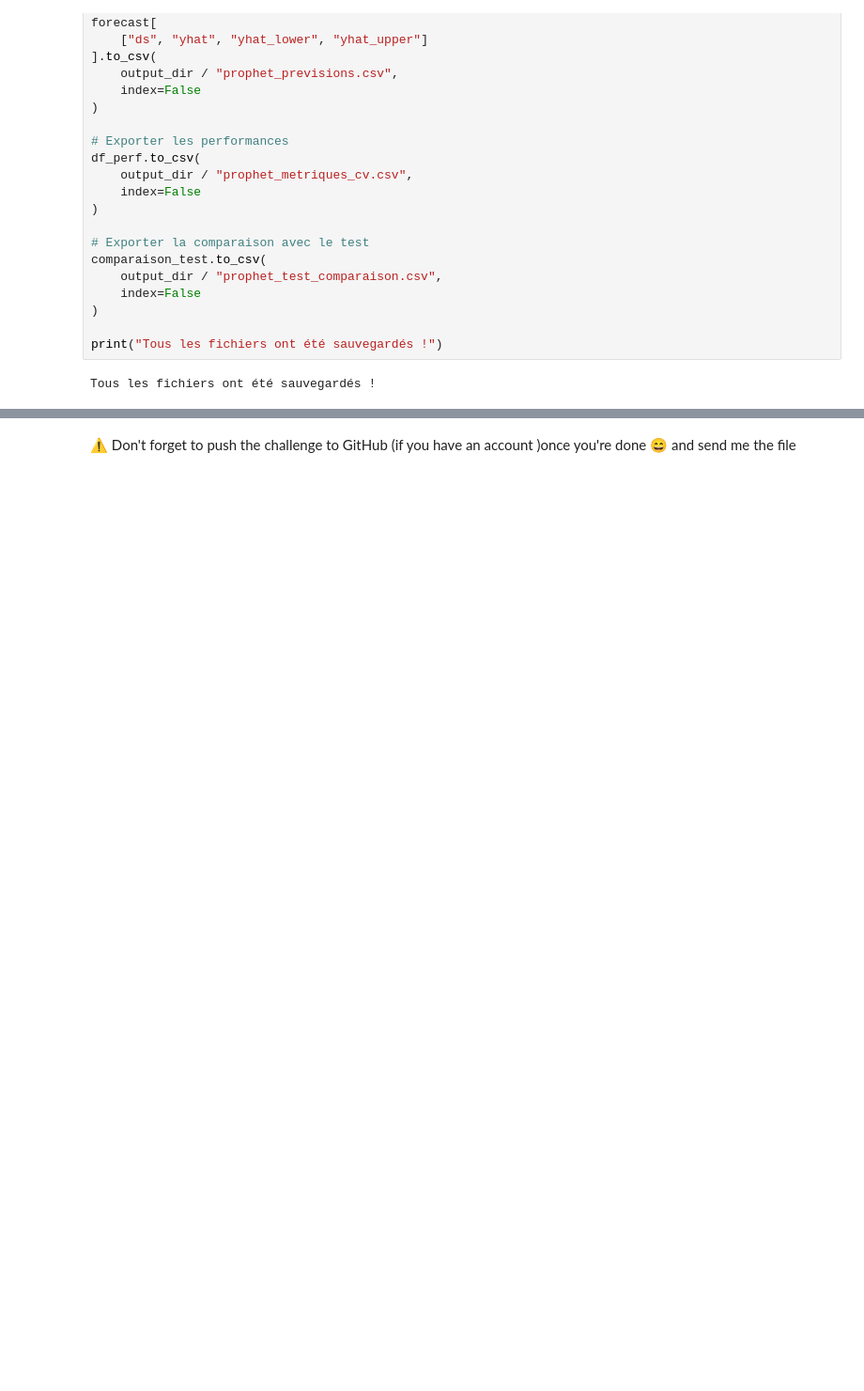
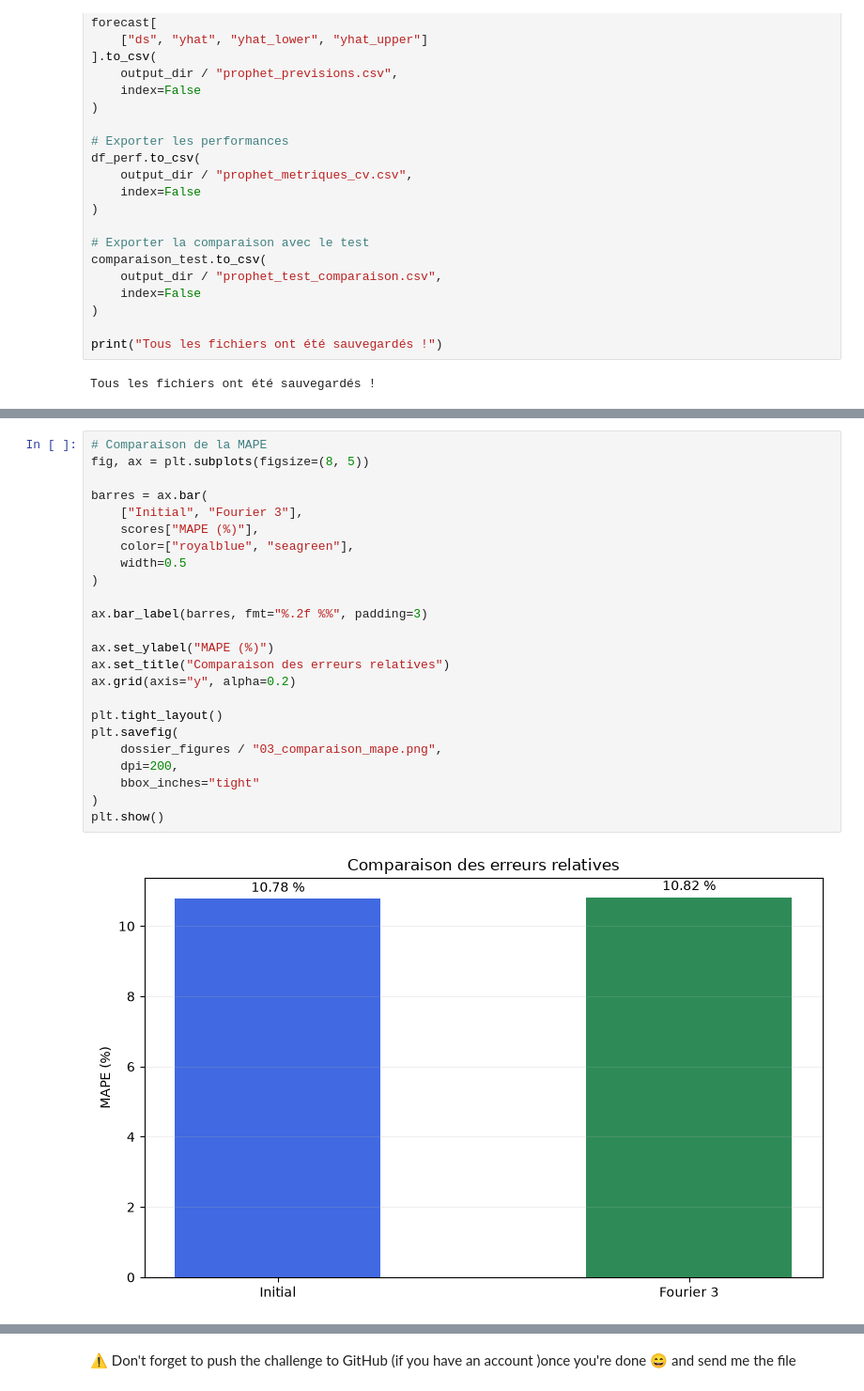
Before and after one commit to jacquescallewaert10210-ux/TP-Facebook-Prophet-Google-Trends, a Jupyter notebook: facebook_prophet.ipynb, the cells around one changed output, grey strips where cells are left out. Shown at 94% size. Cells and saved outputs as stored; diff of their text form; blank space fills up the shorter version.

```diff
--- a/facebook_prophet.ipynb
+++ b/facebook_prophet.ipynb
@@ -759,0 +1048,26 @@ Tous les fichiers ont été sauvegardés !
+# %%
+# Comparaison de la MAPE
+fig, ax = plt.subplots(figsize=(8, 5))
+
+barres = ax.bar(
+    ["Initial", "Fourier 3"],
+    scores["MAPE (%)"],
+    color=["royalblue", "seagreen"],
+    width=0.5
+)
+
+ax.bar_label(barres, fmt="%.2f %%", padding=3)
+
+ax.set_ylabel("MAPE (%)")
+ax.set_title("Comparaison des erreurs relatives")
+ax.grid(axis="y", alpha=0.2)
+
+plt.tight_layout()
+plt.savefig(
+    dossier_figures / "03_comparaison_mape.png",
+    dpi=200,
+    bbox_inches="tight"
+)
+plt.show()
+# %% [output]
+[figure, added]
```
Also changed, not shown: parts of 29 cells of this notebook.
